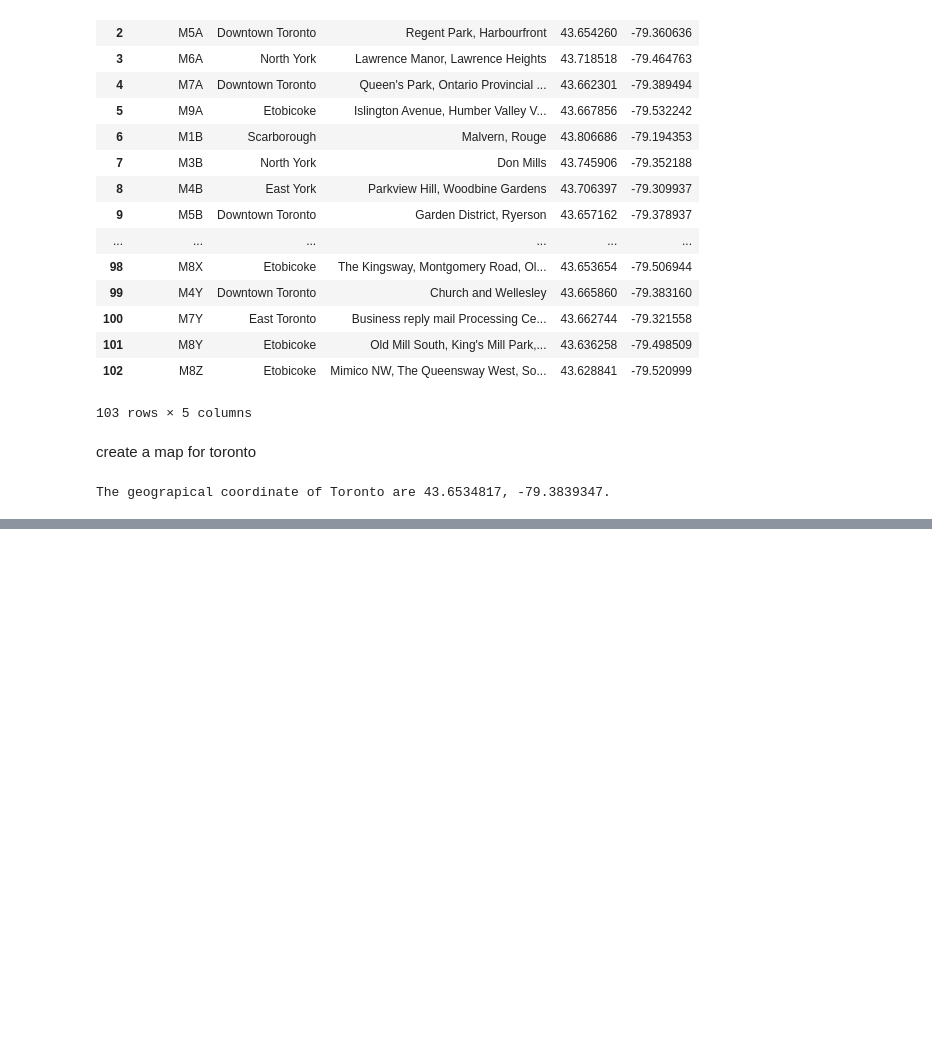
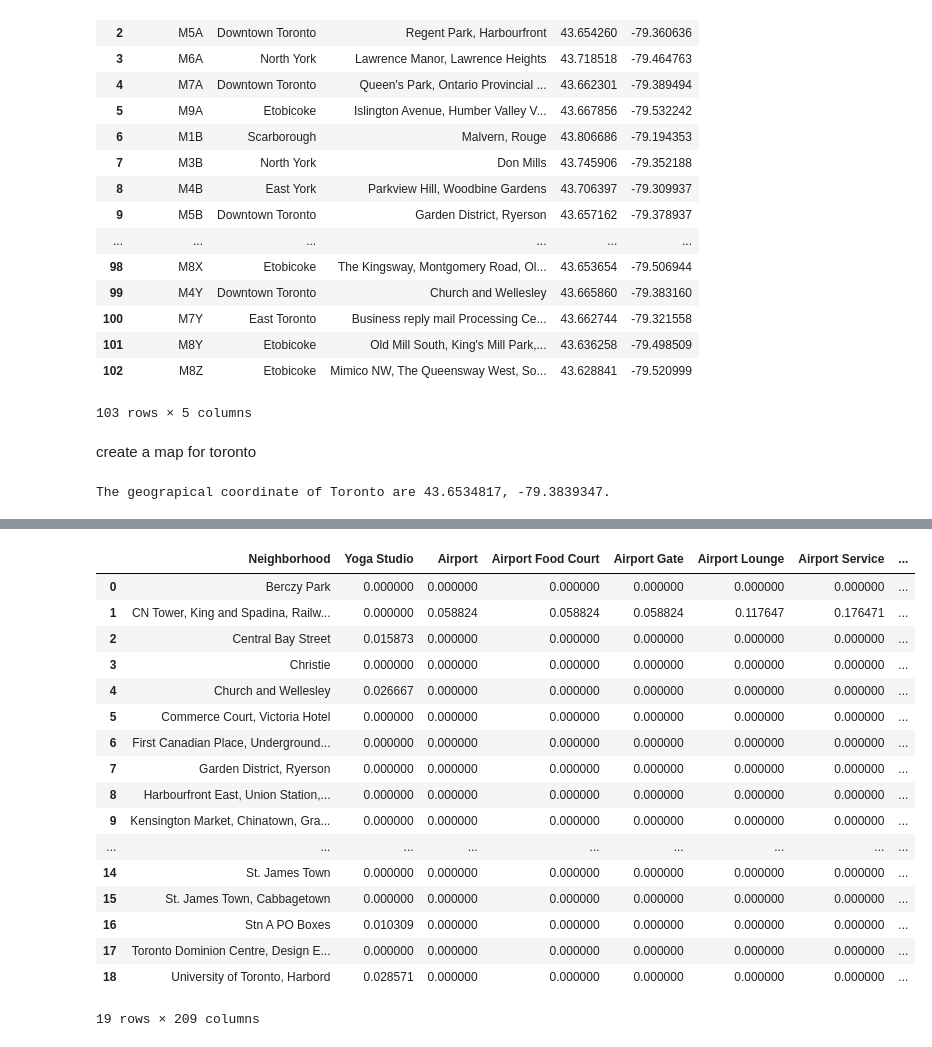
Before and after one commit to tgycmzwj/ibm_capstone, a Jupyter notebook: week3.ipynb, the cells around one changed output, grey strips where cells are left out. Cells and saved outputs as stored; diff of their text form; code cells hidden in the pictures; blank space fills up the shorter version.

```diff
--- a/week3.ipynb
+++ b/week3.ipynb
@@ -132,3 +134,6 @@ for lat, lng, borough, neighborhood in zip(results_table['Latitude'], results_ta
 map_toronto
 # %% [output]
 [interactive output not drawn]
+# %%
+toronto_data = results_table[results_table['Borough'] == 'Downtown Toronto'].reset_index(drop=True)
+toronto_data.head()
@@ -134,0 +149,8 @@ map_toronto
+# %%
+CLIENT_ID = '50OG1L24VQHMKEDMSCTEKVCRVM3YZ2LLOOGNCNN4QVKN2SGY' # your Foursquare ID
+CLIENT_SECRET = 'QMI5S45Y5GFI0MJT0BGORIW23LEFUNNMU1FE4UZJ5V4DOHGG' # your Foursquare Secret
+VERSION = '20180605' # Foursquare API version
+
+print('Your credentails:')
+print('CLIENT_ID: ' + CLIENT_ID)
+print('CLIENT_SECRET:' + CLIENT_SECRET)
@@ -134,0 +227,5 @@ map_toronto
+# %%
+toronto_venues = getNearbyVenues(names=toronto_data['Neighborhood'],
+                                   latitudes=toronto_data['Latitude'],
+                                   longitudes=toronto_data['Longitude']
+                                  )
@@ -134,0 +298,12 @@ map_toronto
+# %%
+# one hot encoding
+toronto_onehot = pd.get_dummies(toronto_venues[['Venue Category']], prefix="", prefix_sep="")
+
+# add neighborhood column back to dataframe
+toronto_onehot['Neighborhood'] = toronto_venues['Neighborhood']
+
+# move neighborhood column to the first column
+fixed_columns = [toronto_onehot.columns[-1]] + list(toronto_onehot.columns[:-1])
+toronto_onehot = toronto_onehot[fixed_columns]
+
+toronto_onehot.head()
@@ -134,0 +342,22 @@ map_toronto
+# %%
+toronto_grouped = toronto_onehot.groupby('Neighborhood').mean().reset_index()
+toronto_grouped
+# %% [output]
+|  | Neighborhood | Yoga Studio | Airport | Airport Food Court | Airport Gate | Airport Lounge | Airport Service | ... |
+| 0 | Berczy Park | 0.000000 | 0.000000 | 0.000000 | 0.000000 | 0.000000 | 0.000000 | ... |
+| 1 | CN Tower, King and Spadina, Railw... | 0.000000 | 0.058824 | 0.058824 | 0.058824 | 0.117647 | 0.176471 | ... |
+| 2 | Central Bay Street | 0.015873 | 0.000000 | 0.000000 | 0.000000 | 0.000000 | 0.000000 | ... |
+| 3 | Christie | 0.000000 | 0.000000 | 0.000000 | 0.000000 | 0.000000 | 0.000000 | ... |
+| 4 | Church and Wellesley | 0.026667 | 0.000000 | 0.000000 | 0.000000 | 0.000000 | 0.000000 | ... |
+| 5 | Commerce Court, Victoria Hotel | 0.000000 | 0.000000 | 0.000000 | 0.000000 | 0.000000 | 0.000000 | ... |
+| 6 | First Canadian Place, Underground... | 0.000000 | 0.000000 | 0.000000 | 0.000000 | 0.000000 | 0.000000 | ... |
+| 7 | Garden District, Ryerson | 0.000000 | 0.000000 | 0.000000 | 0.000000 | 0.000000 | 0.000000 | ... |
+| 8 | Harbourfront East, Union Station,... | 0.000000 | 0.000000 | 0.000000 | 0.000000 | 0.000000 | 0.000000 | ... |
+| 9 | Kensington Market, Chinatown, Gra... | 0.000000 | 0.000000 | 0.000000 | 0.000000 | 0.000000 | 0.000000 | ... |
+| ... | ... | ... | ... | ... | ... | ... | ... | ... |
+| 14 | St. James Town | 0.000000 | 0.000000 | 0.000000 | 0.000000 | 0.000000 | 0.000000 | ... |
+| 15 | St. James Town, Cabbagetown | 0.000000 | 0.000000 | 0.000000 | 0.000000 | 0.000000 | 0.000000 | ... |
+| 16 | Stn A PO Boxes | 0.010309 | 0.000000 | 0.000000 | 0.000000 | 0.000000 | 0.000000 | ... |
+| 17 | Toronto Dominion Centre, Design E... | 0.000000 | 0.000000 | 0.000000 | 0.000000 | 0.000000 | 0.000000 | ... |
+| 18 | University of Toronto, Harbord | 0.028571 | 0.000000 | 0.000000 | 0.000000 | 0.000000 | 0.000000 | ... |
+19 rows × 209 columns
```
Also changed, not shown: parts of 20 cells of this notebook, 9 other files.
